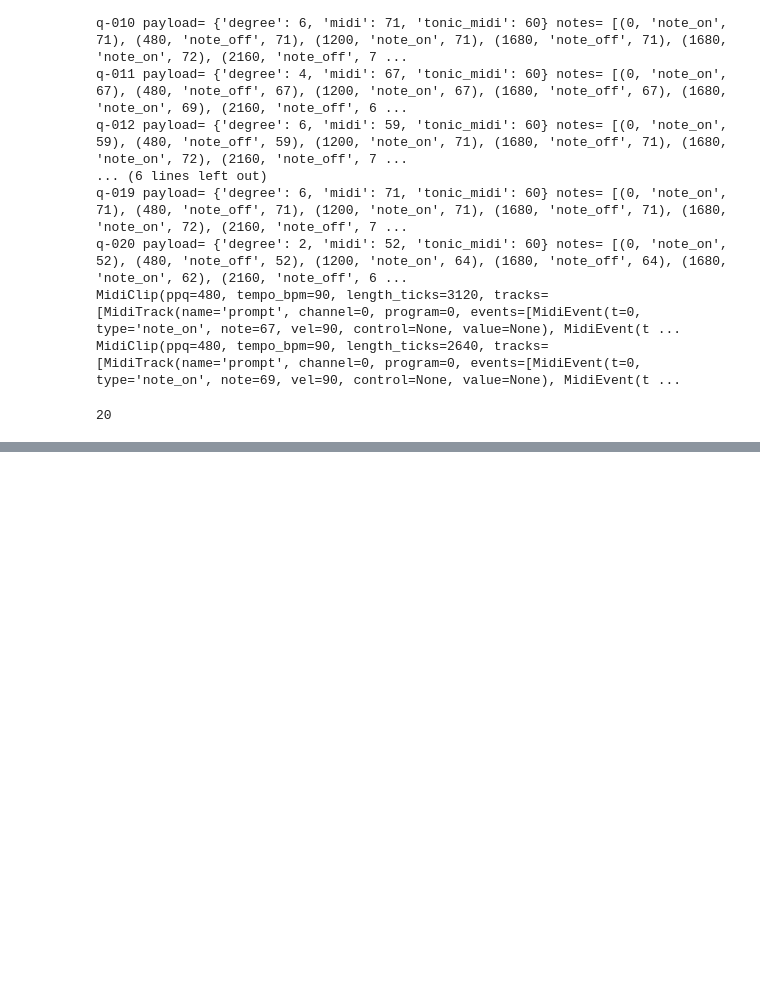
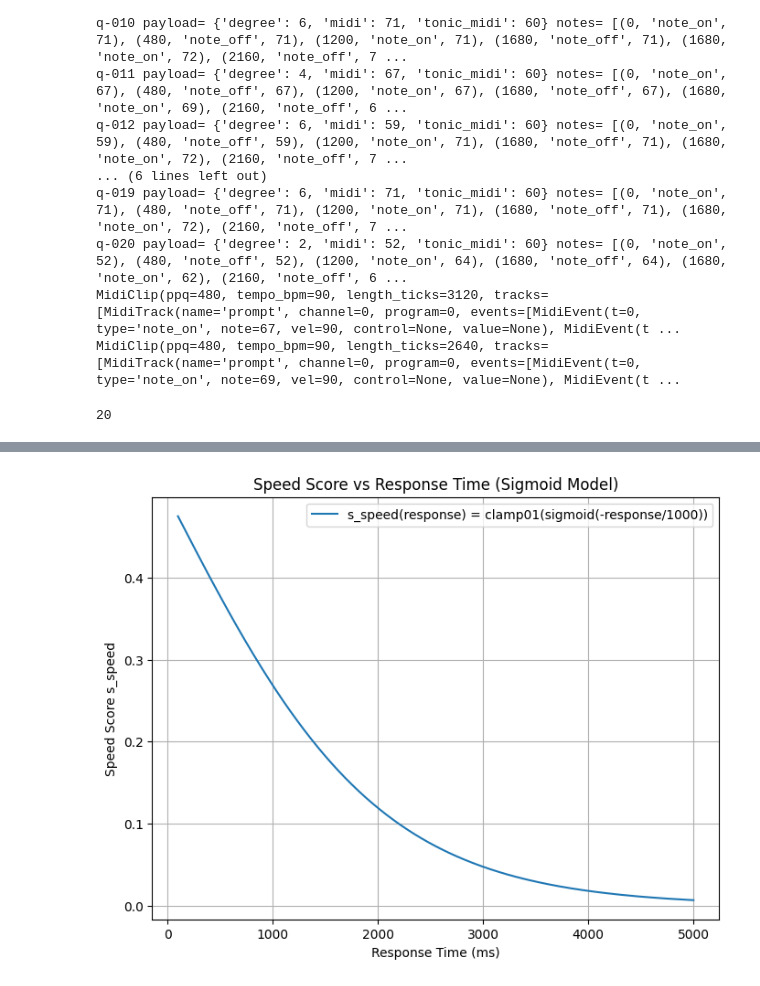
Before and after one commit to Stamehad/EarTrainer, a Jupyter notebook: eartrainer/eartrainer_Cpp/test.ipynb, the cells around one changed output, grey strips where cells are left out. Saved outputs shown, nothing was run; the diff lists cells and outputs as text; code cells hidden in the pictures; blank space fills up the shorter version.

```diff
--- a/eartrainer/eartrainer_Cpp/test.ipynb
+++ b/eartrainer/eartrainer_Cpp/test.ipynb
@@ -428,0 +480,14 @@ MidiClip(ppq=480, tempo_bpm=90, length_ticks=2640, tracks=[MidiTrack(name='promp
+# %%
+# plot s_speed(response) = clamp01(sigmoid( - response/T0 )) as function of response time
+T0 = 1000  # time constant in ms
+s_speed_sigmoid = np.clip(1 / (1 + np.exp(responses / T0)), 0.0, 1.0)
+plt.figure(figsize=(8,6))
+plt.plot(responses, s_speed_sigmoid, label=f"s_speed(response) = clamp01(sigmoid(-response/{T0}))")
+plt.title("Speed Score vs Response Time (Sigmoid Model)")
+plt.xlabel("Response Time (ms)")
+plt.ylabel("Speed Score s_speed")
+plt.legend()
+plt.grid(True)
+plt.show()
+# %% [output]
+[figure, added]
```
Also changed, not shown: parts of 3 cells of this notebook, 5 other files.
